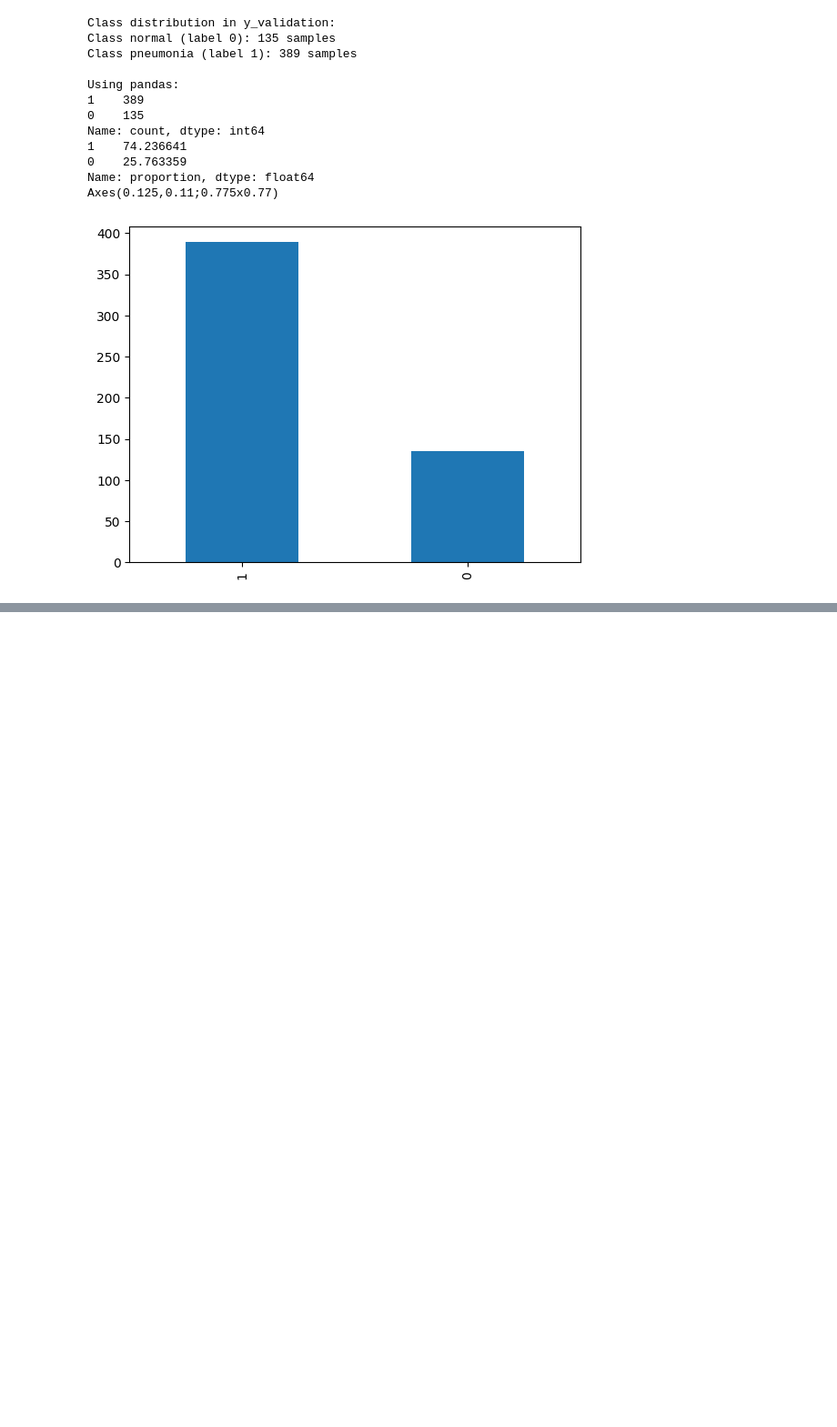
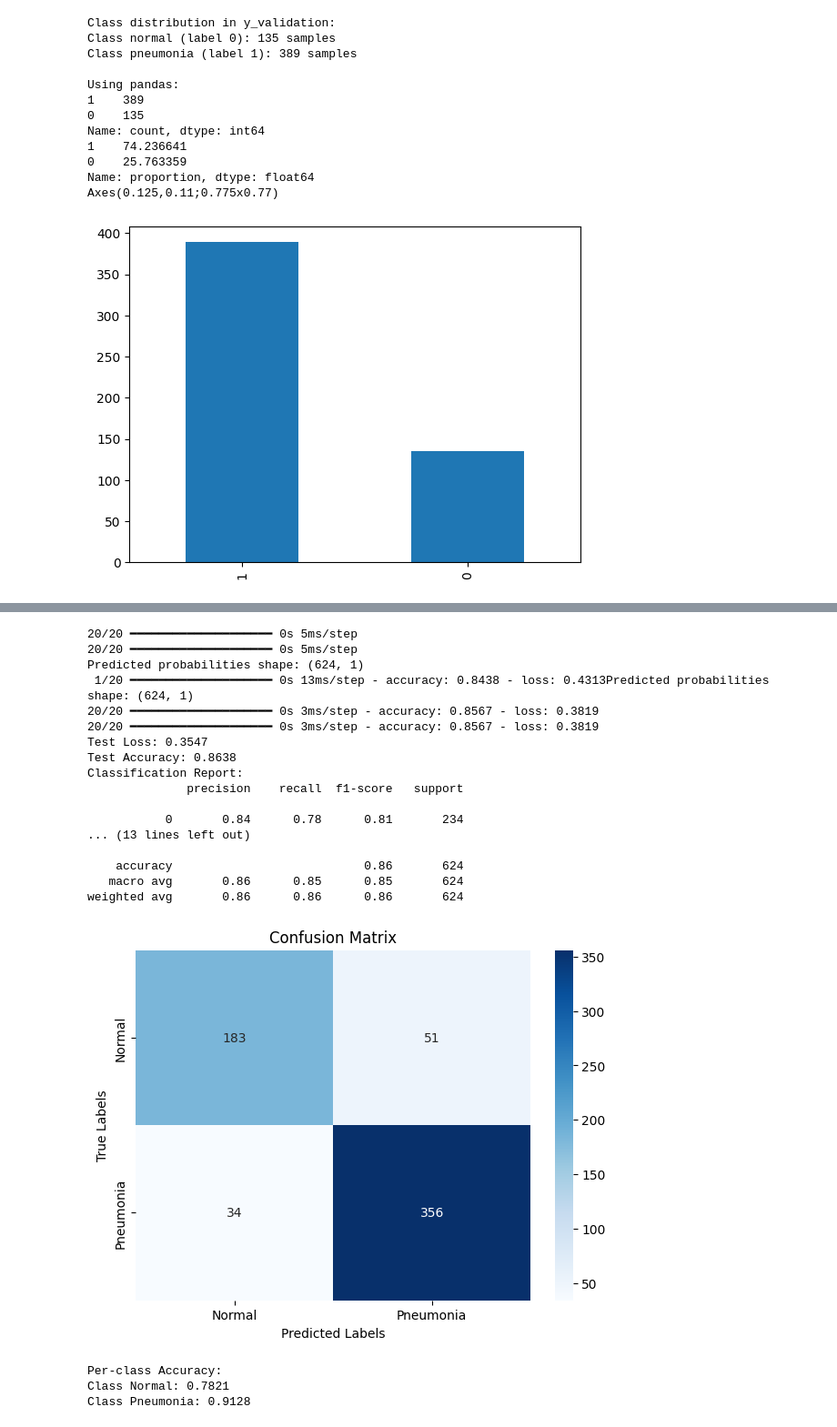
Before and after one commit to nelsonk23/Pneumonia-Detection, a Jupyter notebook: pneumonia-mnist.ipynb, the cells around one changed output, grey strips where cells are left out. Shown: that part at 91% size. Drawn from its saved outputs; the diff is of its cells as text; code cells hidden in the pictures; blank space fills up the shorter version.

```diff
--- a/pneumonia-mnist.ipynb
+++ b/pneumonia-mnist.ipynb
@@ -342,0 +583,24 @@ Axes(0.125,0.11;0.775x0.77)
+# %%
+model = Sequential([
+    Conv2D(32, (3, 3), activation='relu', input_shape=(28, 28, 1)),
+    Conv2D(64, (3, 3), activation='relu'),
+    MaxPooling2D(pool_size=(2, 2)),
+    Dropout(0.25),
+
+    Conv2D(128, (3, 3), activation='relu'),
+    MaxPooling2D(pool_size=(2, 2)),
+    Dropout(0.25),
+
+    Flatten(),
+    Dense(256, activation='relu'),
+    Dropout(0.5),
+    Dense(1, activation='sigmoid')
+])
+
+model.compile(
+    loss='binary_crossentropy',
+    optimizer=Adam(learning_rate=0.0001),
+    metrics=['accuracy']
+)
+
+model.summary()
@@ -342,0 +629,2 @@ Axes(0.125,0.11;0.775x0.77)
+# %%
+history = model.fit(x_train, y_train, epochs=10, validation_data=(x_validation, y_validation))
@@ -342,0 +649,24 @@ Axes(0.125,0.11;0.775x0.77)
+# %%
+test_model_and_evaluate(model)
+# %% [output]
+20/20 ━━━━━━━━━━━━━━━━━━━━ 0s 5ms/step
+20/20 ━━━━━━━━━━━━━━━━━━━━ 0s 5ms/step
+Predicted probabilities shape: (624, 1)
+ 1/20 ━━━━━━━━━━━━━━━━━━━━ 0s 13ms/step - accuracy: 0.8438 - loss: 0.4313Predicted probabilities shape: (624, 1)
+20/20 ━━━━━━━━━━━━━━━━━━━━ 0s 3ms/step - accuracy: 0.8567 - loss: 0.3819
+20/20 ━━━━━━━━━━━━━━━━━━━━ 0s 3ms/step - accuracy: 0.8567 - loss: 0.3819
+Test Loss: 0.3547
+Test Accuracy: 0.8638
+Classification Report:
+              precision    recall  f1-score   support
+
+           0       0.84      0.78      0.81       234
+... (13 lines left out)
+
+    accuracy                           0.86       624
+   macro avg       0.86      0.85      0.85       624
+weighted avg       0.86      0.86      0.86       624
+[figure, added]
+Per-class Accuracy:
+Class Normal: 0.7821
+Class Pneumonia: 0.9128
```
Also changed, not shown: parts of 29 cells of this notebook.
